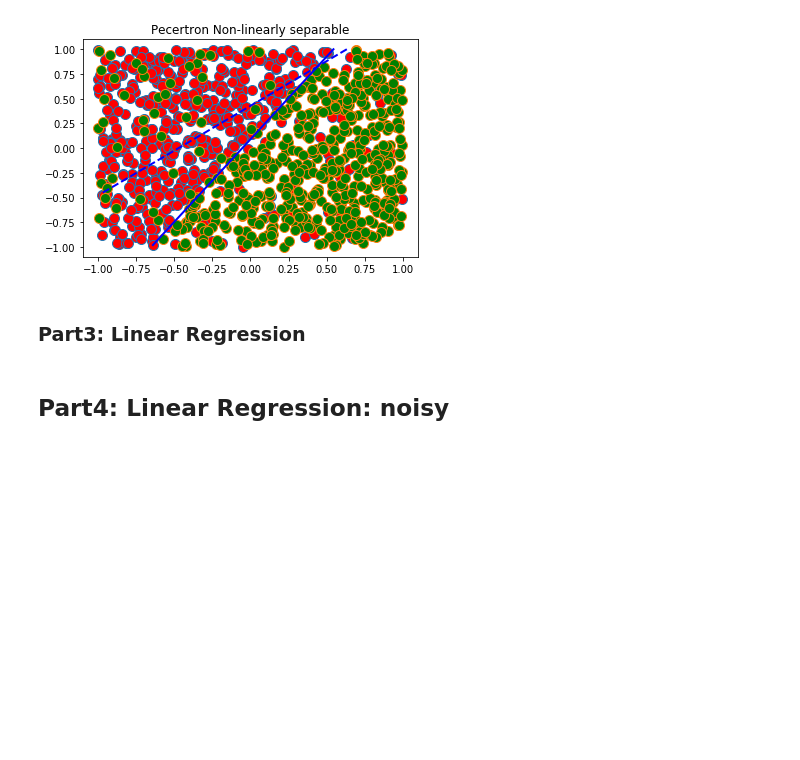
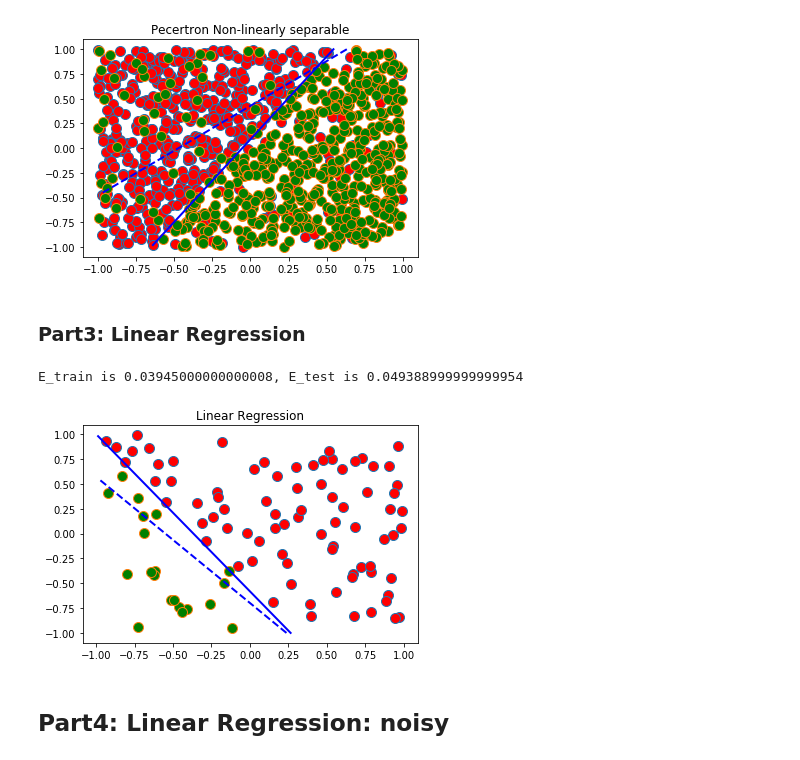
Before and after one commit to Cjkkkk/data_mining_homework, a Jupyter notebook: hw2/linear-models/run.ipynb, the cells around one changed output. Cells and saved outputs as stored; diff of their text form; code cells hidden in the pictures; blank space fills up the shorter version.

Commit message:
update hw2 linear regression on indicator matrix

```diff
--- a/hw2/linear-models/run.ipynb
+++ b/hw2/linear-models/run.ipynb
@@ -118,20 +118,59 @@ Average number of iterations is 5000.0.
 [figure]
 # %% [markdown]
 ### Part3: Linear Regression
-# %%
-from linear_regression import linear_regression
-
-nRep = 1000  # number of replicates
-nTrain = 100 # number of training data
-
-for i in range(nRep):
-    X, y, w_f = mkdata(nTrain)
-    w_g = linear_regression(X, y)
-    # Compute training, testing error
-
-# print('E_train is {}, E_test is {}'.format(E_train, E_test))
-
-plotdata(X, y, w_f, w_g, 'Linear Regression');
+# %%
+from linear_regression import linear_regression
+
+nRep = 1000  # number of replicates
+nTrain = 100 # number of training data
+nTest = 1000
+
+def cal_regression_error(w, X, y):
+    number_of_sample = X.shape[1]
+    D = np.vstack((np.ones((1, number_of_sample)), X))
+    # predict = np.sign(np.matmul(w.T, D))
+    predict = np.argmax(np.matmul(w.T, D), axis=0)
+
+    # 0 代表class -1 ， 1代表class 1，所以要把所有0 转为-1
+    for i in range(number_of_sample):
+        if predict[i] == 0:
+            predict[i] = -1
+
+    error = np.sum(predict != y[0, :].T)
+    return error / number_of_sample
+
+
+total_test_error = 0
+total_train_error = 0
+
+for i in range(nRep):
+    X, y, w_f = mkdata(nTrain + nTest)
+
+    X_train = X[:, : nTrain]
+    y_train = y[:, : nTrain]
+
+    X_test = X[:, nTrain:]
+    y_test = y[:, nTrain:]
+
+    w_g = linear_regression(X_train, y_train)
+
+    # Compute training, testing error
+
+    train_error = cal_regression_error(w_g, X_train, y_train)
+    test_error = cal_regression_error(w_g, X_test, y_test)
+    total_test_error += test_error
+    total_train_error += train_error
+
+E_train = total_train_error / nRep
+E_test = total_test_error / nRep
+print('E_train is {}, E_test is {}'.format(E_train, E_test))
+
+w_g = w_g[:, 0] - w_g[:, 1]
+# w_g = np.max(w_g, axis=1).reshape((-1,1))
+plotdata(X_train, y_train, w_f, w_g, 'Linear Regression');
+# %% [output]
+E_train is 0.03945000000000008, E_test is 0.049388999999999954
+[figure, added]
 # %% [markdown]
 ## Part4: Linear Regression: noisy
 # %%
```
Also changed, not shown: parts of 2 cells of this notebook, 1 other file.
